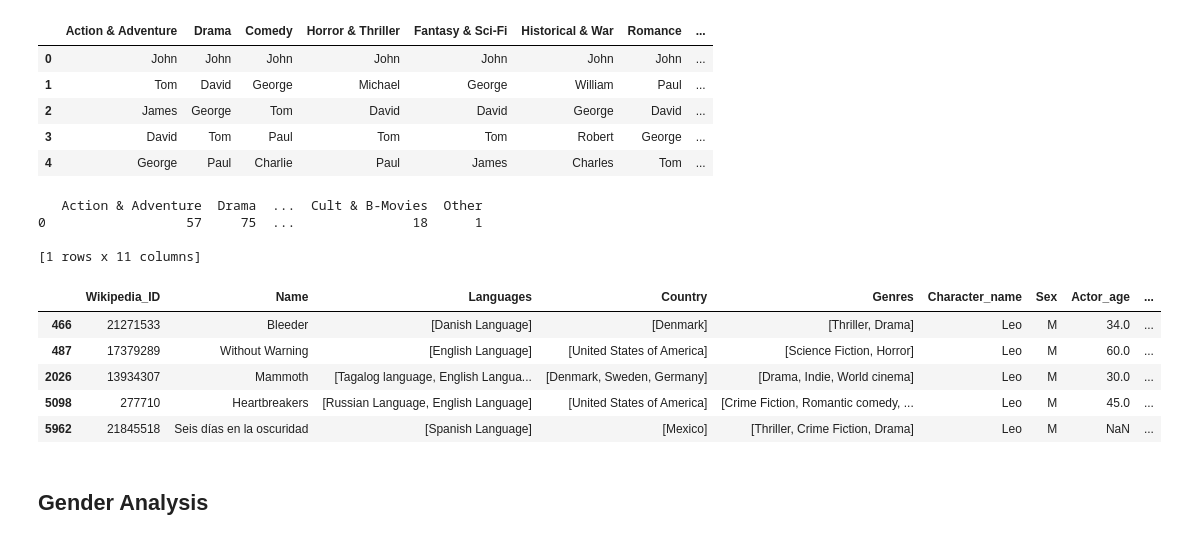
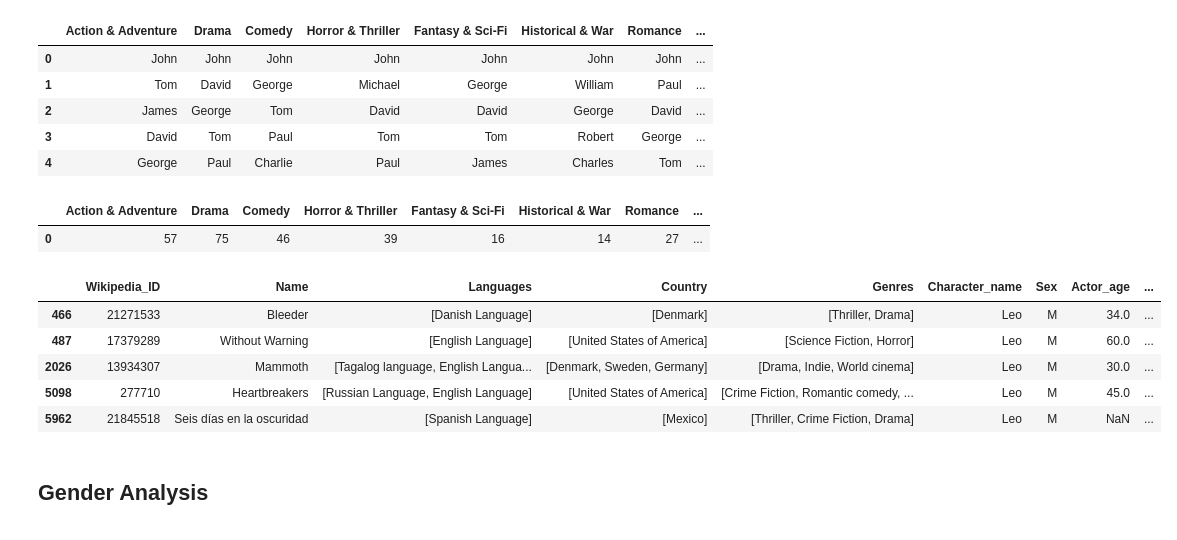
Before and after one commit to epfl-ada/ada-2024-project-adadasurmonbidet2024, a Jupyter notebook: results.ipynb, the cells around one changed output. Cells and saved outputs as stored; diff of their text form; code cells hidden in the pictures.

```diff
--- a/results.ipynb
+++ b/results.ipynb
@@ -56,19 +63,19 @@ frequent_names_m.head(5)
 # %%
 #Now, let's see the number of appearences of each name in our dataset, and in which genres they appear
 genre_counts_result, movies_with_name = count_name_appearance_by_genre(df_char_cleaned, genres_list, 'Leo')
-print(genre_counts_result.head())
-movies_with_name.head(5)
+genre_counts_result.head()
 # %% [output]
-   Action & Adventure  Drama  ...  Cult & B-Movies  Other
-0                  57     75  ...               18      1
-
-[1 rows x 11 columns]
-|  | Wikipedia_ID | Name | Languages | Country | Genres | Character_name | Sex | Actor_age | ... |
-| 466 | 21271533 | Bleeder | [Danish Language] | [Denmark] | [Thriller, Drama] | Leo | M | 34.0 | ... |
-| 487 | 17379289 | Without Warning | [English Language] | [United States of America] | [Science Fiction, Horror] | Leo | M | 60.0 | ... |
-| 2026 | 13934307 | Mammoth | [Tagalog language, English Langua... | [Denmark, Sweden, Germany] | [Drama, Indie, World cinema] | Leo | M | 30.0 | ... |
-| 5098 | 277710 | Heartbreakers | [Russian Language, English Language] | [United States of America] | [Crime Fiction, Romantic comedy, ... | Leo | M | 45.0 | ... |
-| 5962 | 21845518 | Seis días en la oscuridad | [Spanish Language] | [Mexico] | [Thriller, Crime Fiction, Drama] | Leo | M | NaN | ... |
+|  | Action & Adventure | Drama | Comedy | Horror & Thriller | Fantasy & Sci-Fi | Historical & War | Romance | ... |
+| 0 | 57 | 75 | 46 | 39 | 16 | 14 | 27 | ... |
+# %%
+movies_with_name.head(5)
+# %% [output]
+|  | Wikipedia_ID | Name | Languages | Country | Genres | Character_name | Sex | Actor_age | ... |
+| 466 | 21271533 | Bleeder | [Danish Language] | [Denmark] | [Thriller, Drama] | Leo | M | 34.0 | ... |
+| 487 | 17379289 | Without Warning | [English Language] | [United States of America] | [Science Fiction, Horror] | Leo | M | 60.0 | ... |
+| 2026 | 13934307 | Mammoth | [Tagalog language, English Langua... | [Denmark, Sweden, Germany] | [Drama, Indie, World cinema] | Leo | M | 30.0 | ... |
+| 5098 | 277710 | Heartbreakers | [Russian Language, English Language] | [United States of America] | [Crime Fiction, Romantic comedy, ... | Leo | M | 45.0 | ... |
+| 5962 | 21845518 | Seis días en la oscuridad | [Spanish Language] | [Mexico] | [Thriller, Crime Fiction, Drama] | Leo | M | NaN | ... |
 # %% [markdown]
 ## Gender Analysis
 # %%
```
Also changed, not shown: parts of 6 cells of this notebook.
